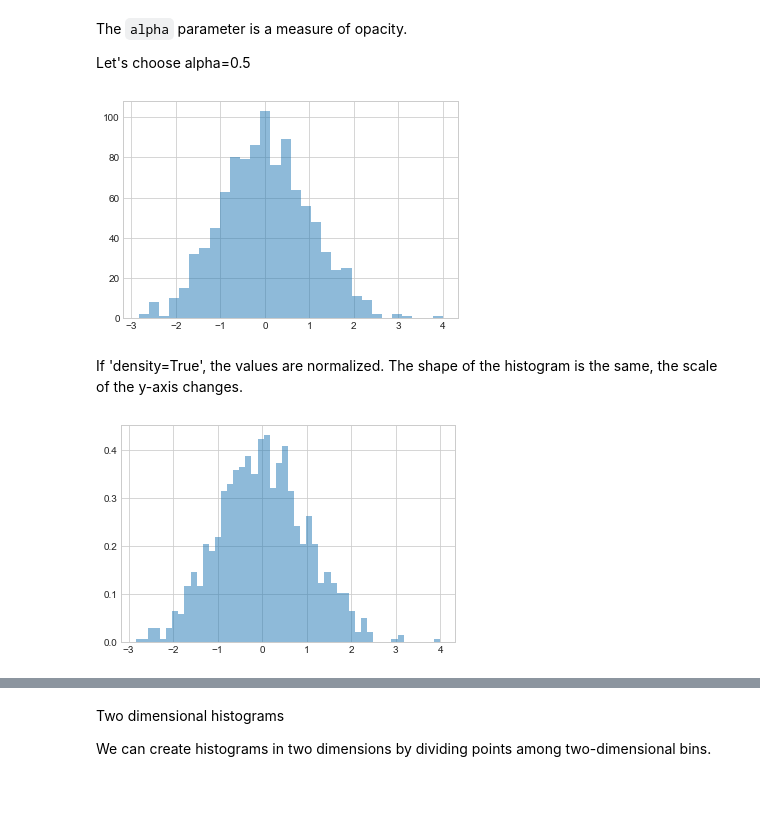
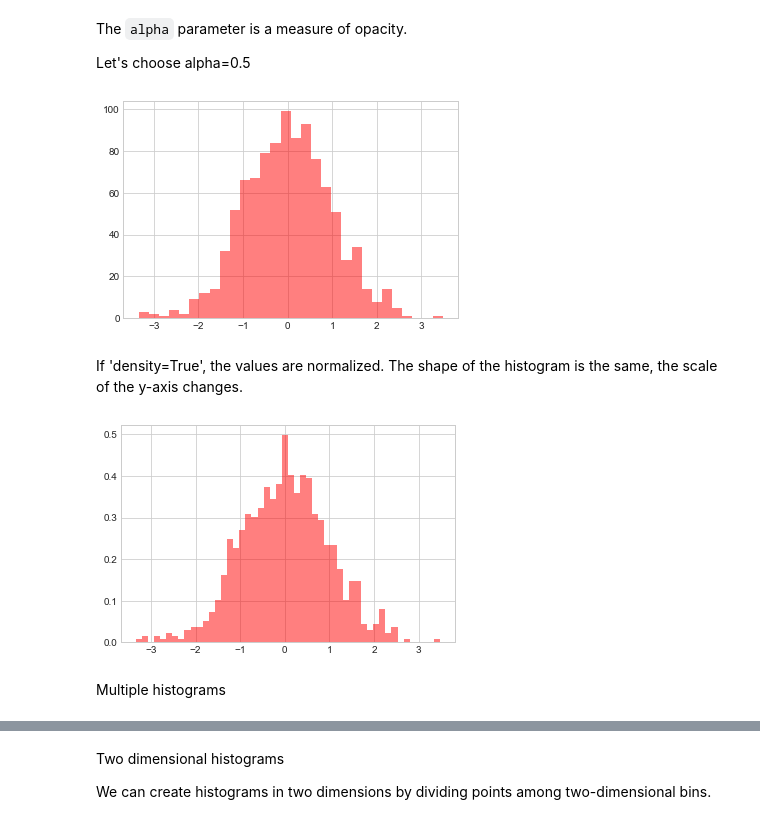
Before and after one commit to Goliath-Research/Introduction-to-Data-Science, a Jupyter notebook: 05-Introduction to Data Visualization/02-Introduction to Matplotlib.ipynb, the cells around one changed output, grey strips where cells are left out. Saved outputs shown, nothing was run; the diff lists cells and outputs as text; code cells hidden in the pictures; blank space fills up the shorter version.

Commit message:
Visualization Update

```diff
--- a/05-Introduction to Data Visualization/02-Introduction to Matplotlib.ipynb
+++ b/05-Introduction to Data Visualization/02-Introduction to Matplotlib.ipynb
@@ -163,13 +163,15 @@ The `alpha` parameter is a measure of opacity.
 
 Let's choose alpha=0.5
 # %%
-plt.hist(data, bins=30, alpha=0.5);
+plt.hist(data, bins=30, color='red', alpha=0.5);
 # %% [output]
-[figure, old version]
+[figure, new version]
 # %% [markdown]
 If 'density=True', the values are normalized. The shape of the histogram is the same, the scale of the y-axis changes.
 # %%
-plt.hist(data, bins=50, density=True, alpha=0.5);
+plt.hist(data, bins=50, color='red', density=True, alpha=0.5);
 # %% [output]
-[figure, old version]
+[figure, new version]
+# %% [markdown]
+Multiple histograms
 # %%
```
Also changed, not shown: parts of 17 cells of this notebook, 3 other files.
